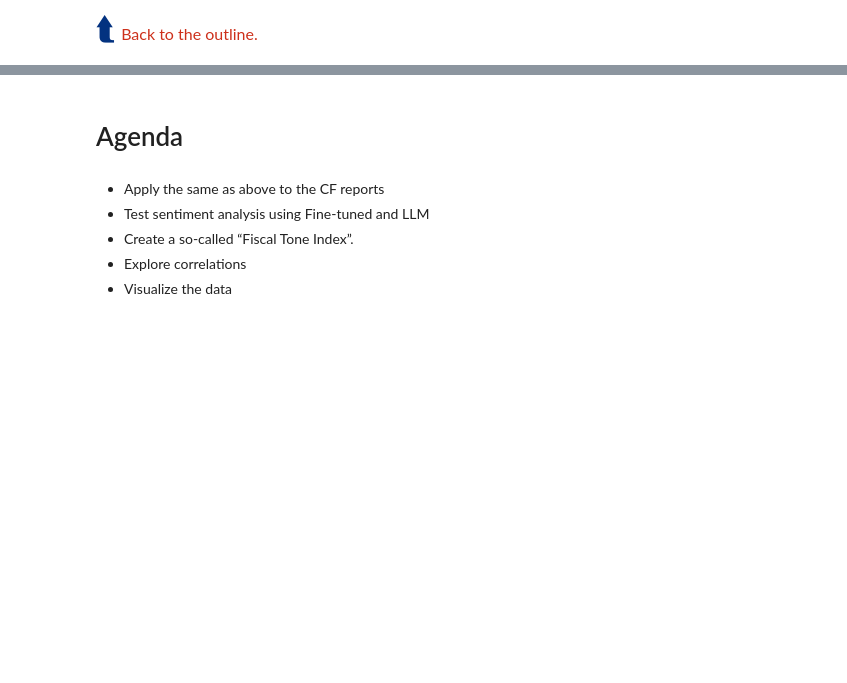
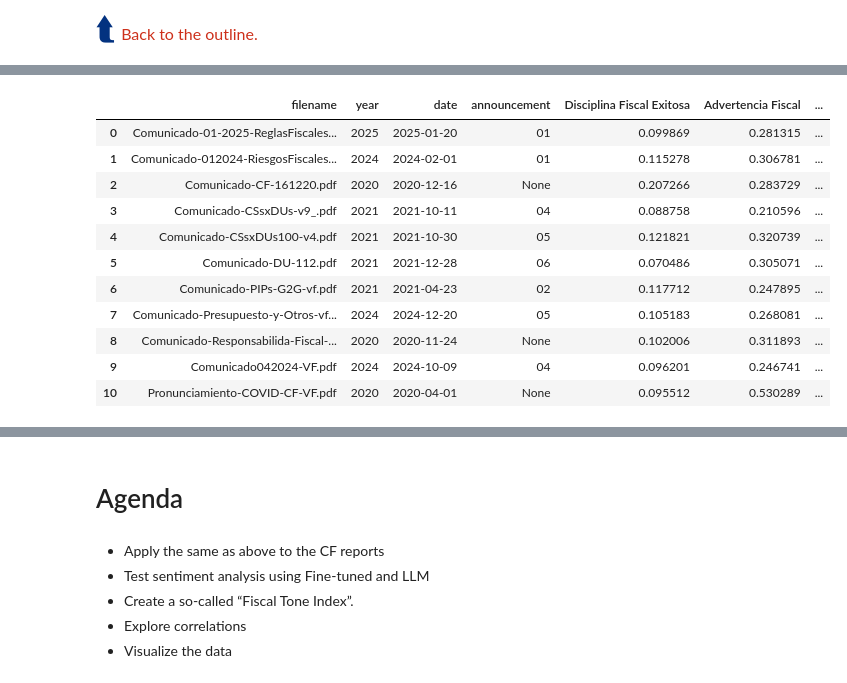
Before and after one commit to JasonCruz18/fiscal_tone, a Jupyter notebook: cf_sentiment_analysis.ipynb, the cells around one changed output, grey strips where cells are left out. Cells and saved outputs as stored; diff of their text form; code cells hidden in the pictures; blank space fills up the shorter version.

```diff
--- a/cf_sentiment_analysis.ipynb
+++ b/cf_sentiment_analysis.ipynb
@@ -918,0 +964,33 @@ aggregated_sentiment_df
+# %%
+# Create a dictionary to map Spanish months to English ones
+month_translation = {
+    'enero': 'January',
+    'febrero': 'February',
+    'marzo': 'March',
+    'abril': 'April',
+    'mayo': 'May',
+    'junio': 'June',
+    'julio': 'July',
+    'agosto': 'August',
+    'septiembre': 'September',
+    'octubre': 'October',
+    'noviembre': 'November',
+    'diciembre': 'December'
+}
+
+# Function to convert Spanish date format to standard datetime
+def parse_spanish_date(date_str):
+    for month_spanish, month_english in month_translation.items():
+        if month_spanish in date_str:
+            # Replace Spanish month with English month and remove 'de'
+            date_str = date_str.replace(month_spanish, month_english).replace(' de ', ' ')
+            break
+    # Clean up any extra spaces around the date
+    date_str = date_str.strip()
+    try:
+        # Try to convert to datetime with inferred format
+        return pd.to_datetime(date_str, errors='coerce')
+    except Exception as e:
+        # If there's an issue, return NaT
+        print(f"Error parsing date: {date_str} - {e}")
+        return pd.NaT
@@ -918,0 +1000,15 @@ aggregated_sentiment_df
+# %%
+modified_sentiment_df
+# %% [output]
+|  | filename | year | date | announcement | Disciplina Fiscal Exitosa | Advertencia Fiscal | ... |
+| 0 | Comunicado-01-2025-ReglasFiscales... | 2025 | 2025-01-20 | 01 | 0.099869 | 0.281315 | ... |
+| 1 | Comunicado-012024-RiesgosFiscales... | 2024 | 2024-02-01 | 01 | 0.115278 | 0.306781 | ... |
+| 2 | Comunicado-CF-161220.pdf | 2020 | 2020-12-16 | None | 0.207266 | 0.283729 | ... |
+| 3 | Comunicado-CSsxDUs-v9_.pdf | 2021 | 2021-10-11 | 04 | 0.088758 | 0.210596 | ... |
+| 4 | Comunicado-CSsxDUs100-v4.pdf | 2021 | 2021-10-30 | 05 | 0.121821 | 0.320739 | ... |
+| 5 | Comunicado-DU-112.pdf | 2021 | 2021-12-28 | 06 | 0.070486 | 0.305071 | ... |
+| 6 | Comunicado-PIPs-G2G-vf.pdf | 2021 | 2021-04-23 | 02 | 0.117712 | 0.247895 | ... |
+| 7 | Comunicado-Presupuesto-y-Otros-vf... | 2024 | 2024-12-20 | 05 | 0.105183 | 0.268081 | ... |
+| 8 | Comunicado-Responsabilida-Fiscal-... | 2020 | 2020-11-24 | None | 0.102006 | 0.311893 | ... |
+| 9 | Comunicado042024-VF.pdf | 2024 | 2024-10-09 | 04 | 0.096201 | 0.246741 | ... |
+| 10 | Pronunciamiento-COVID-CF-VF.pdf | 2020 | 2020-04-01 | None | 0.095512 | 0.530289 | ... |
```
Also changed, not shown: parts of 9 cells of this notebook.
